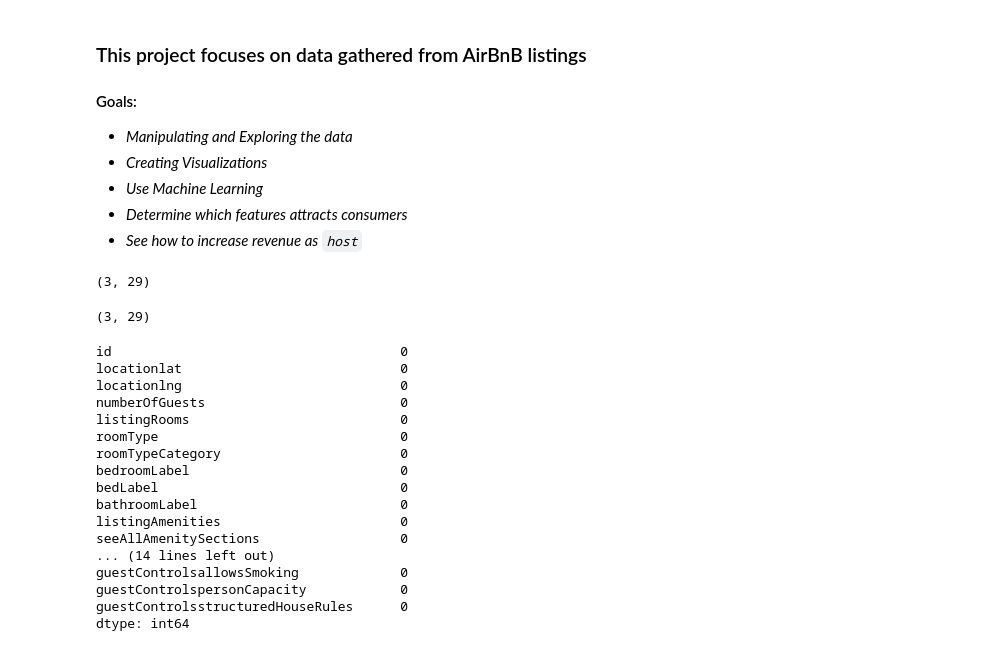
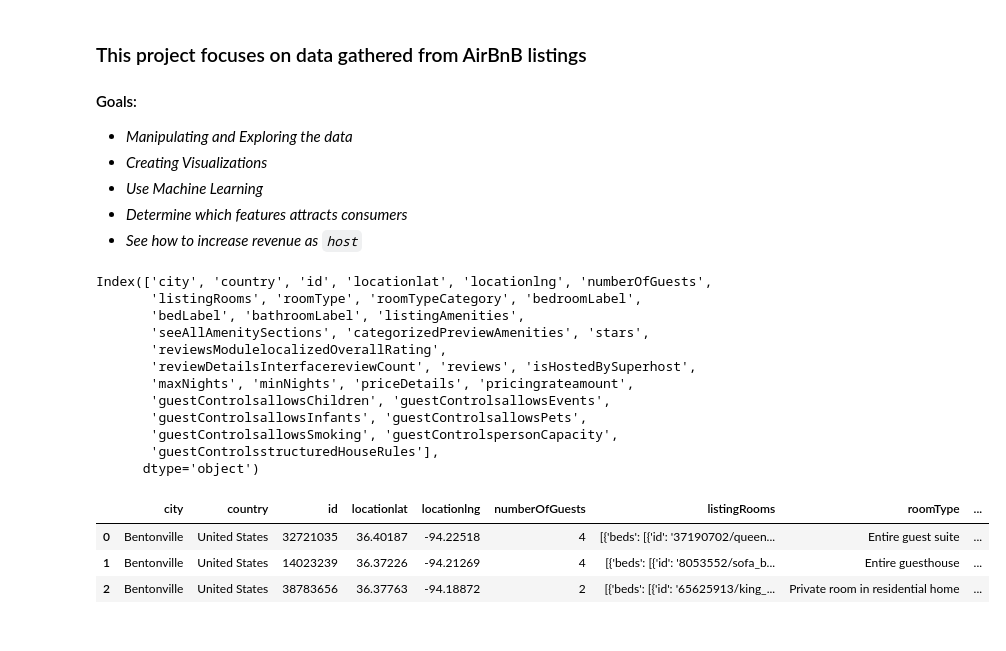
Before and after one commit to Reece323/air-scrape, a Jupyter notebook: Analyzing/main.ipynb, the cells around one changed output. Cells and saved outputs as stored; diff of their text form; code cells hidden in the pictures.

```diff
--- a/Analyzing/main.ipynb
+++ b/Analyzing/main.ipynb
@@ -160,5 +155,0 @@ Bville = Bville.drop(cols_to_drop_temp, axis=1)
-# %%
-print(Bville.shape)
-# print(Bville.columns)
-# %% [output]
-(3, 29)
@@ -213,25 +190,22 @@ df = Bville.reindex(columns=[
 )
 # %%
 df.columns = [re.sub("[ ,\$]", "_", re.sub("[.]", "", c)) for c in df.columns]
+print(df.columns)
+df
+# %% [output]
+Index(['city', 'country', 'id', 'locationlat', 'locationlng', 'numberOfGuests',
+       'listingRooms', 'roomType', 'roomTypeCategory', 'bedroomLabel',
+       'bedLabel', 'bathroomLabel', 'listingAmenities',
+       'seeAllAmenitySections', 'categorizedPreviewAmenities', 'stars',
+       'reviewsModulelocalizedOverallRating',
+       'reviewDetailsInterfacereviewCount', 'reviews', 'isHostedBySuperhost',
+       'maxNights', 'minNights', 'priceDetails', 'pricingrateamount',
+       'guestControlsallowsChildren', 'guestControlsallowsEvents',
+       'guestControlsallowsInfants', 'guestControlsallowsPets',
+       'guestControlsallowsSmoking', 'guestControlspersonCapacity',
+       'guestControlsstructuredHouseRules'],
+      dtype='object')
+|  | city | country | id | locationlat | locationlng | numberOfGuests | listingRooms | roomType | ... |
+| 0 | Bentonville | United States | 32721035 | 36.40187 | -94.22518 | 4 | [{'beds': [{'id': '37190702/queen... | Entire guest suite | ... |
+| 1 | Bentonville | United States | 14023239 | 36.37226 | -94.21269 | 4 | [{'beds': [{'id': '8053552/sofa_b... | Entire guesthouse | ... |
+| 2 | Bentonville | United States | 38783656 | 36.37763 | -94.18872 | 2 | [{'beds': [{'id': '65625913/king_... | Private room in residential home | ... |
-# %%
-print(df.shape)
-df.isnull().sum()
-# %% [output]
-(3, 29)
-id                                     0
-locationlat                            0
-locationlng                            0
-numberOfGuests                         0
-listingRooms                           0
-roomType                               0
-roomTypeCategory                       0
-bedroomLabel                           0
-bedLabel                               0
-bathroomLabel                          0
-listingAmenities                       0
-seeAllAmenitySections                  0
-... (14 lines left out)
-guestControlsallowsSmoking             0
-guestControlspersonCapacity            0
-guestControlsstructuredHouseRules      0
-dtype: int64
```
Also changed, not shown: parts of 12 cells of this notebook, 2 other files.
